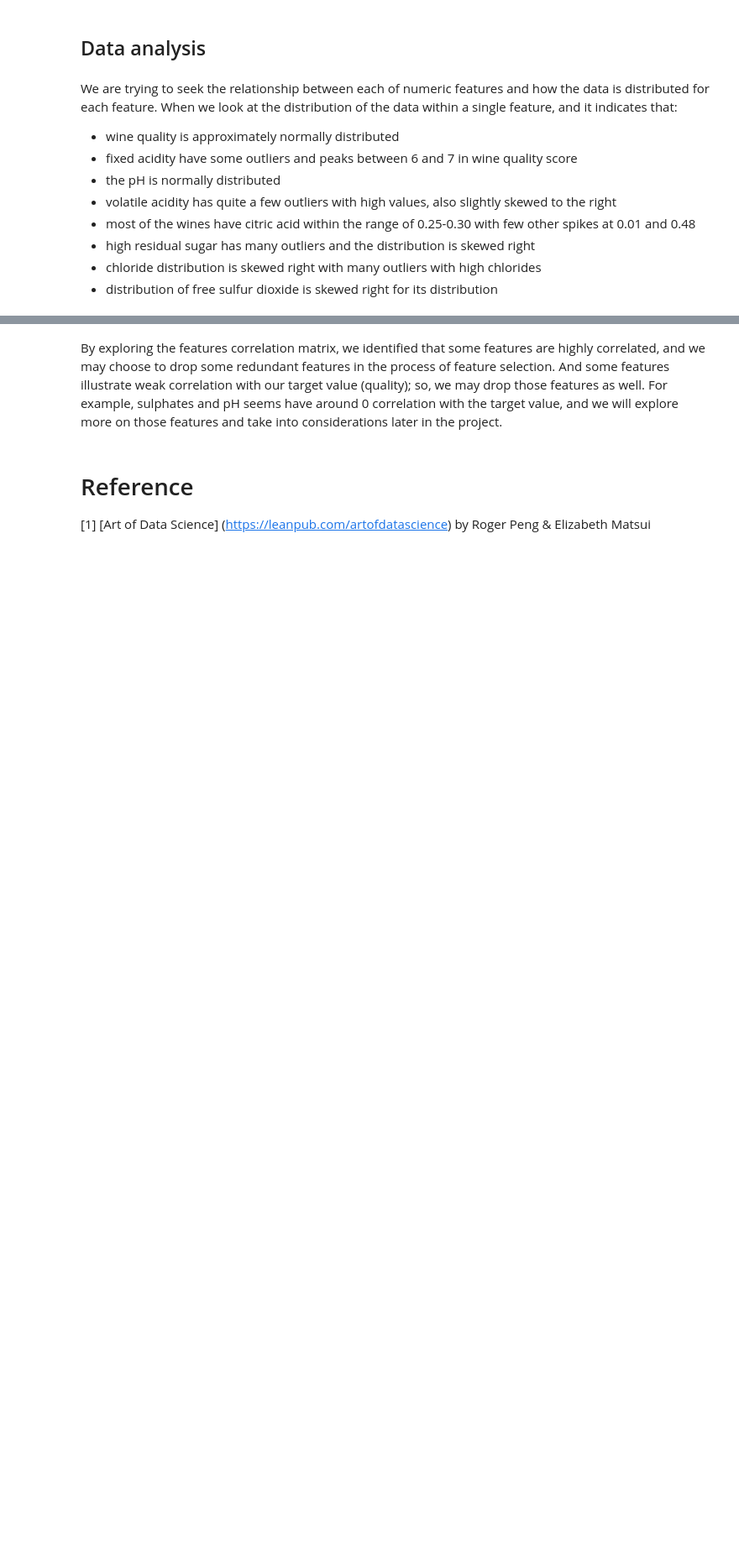
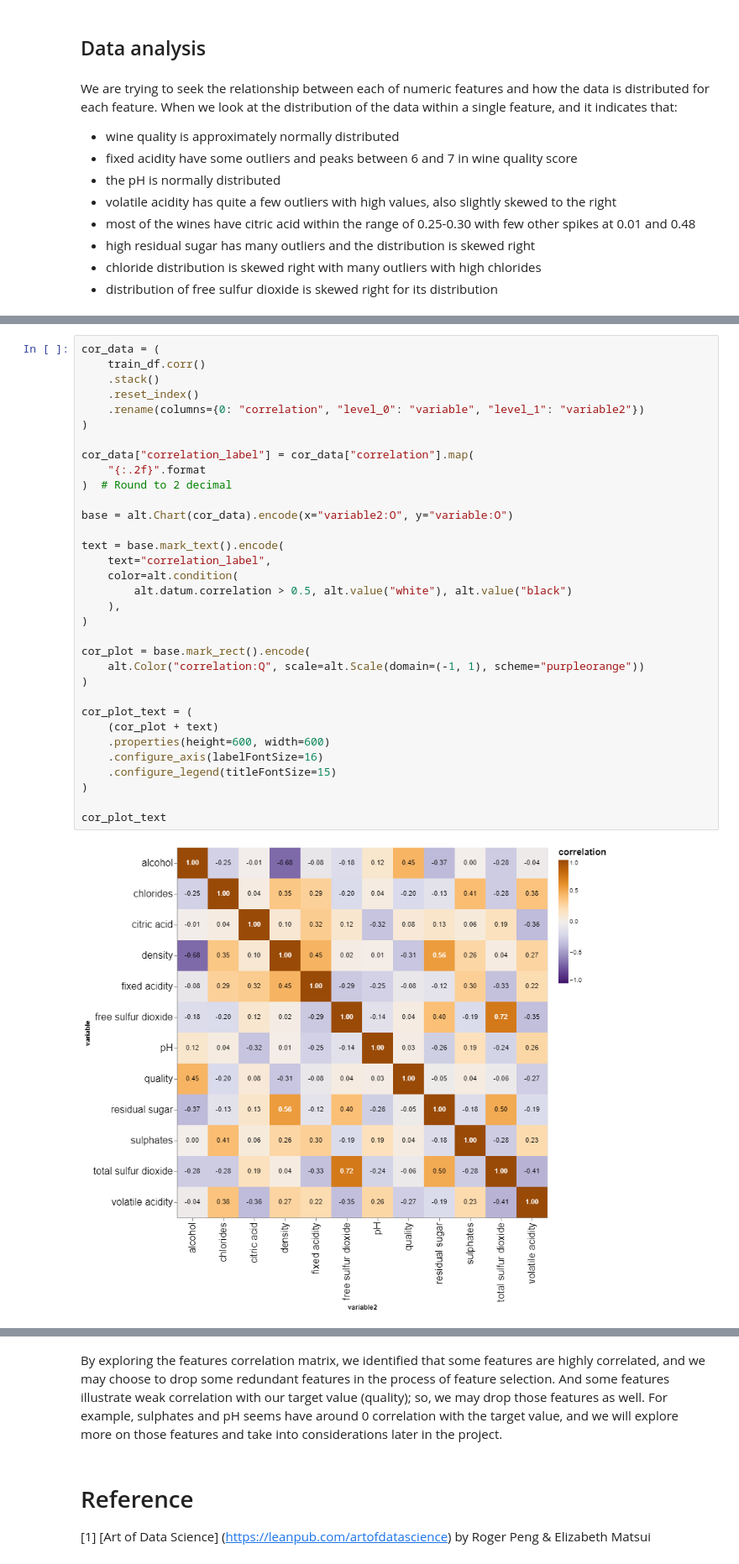
Before and after one commit to UBC-MDS/DSCI_522_Group19, a Jupyter notebook: src/Wine_Score_EDA.ipynb, the cells around one changed output, grey strips where cells are left out. Shown at 84% size. Drawn from its saved outputs; the diff is of its cells as text; blank space fills up the shorter version.

Commit message:
ad correlation EDA scode

```diff
--- a/src/Wine_Score_EDA.ipynb
+++ b/src/Wine_Score_EDA.ipynb
@@ -124,3 +124,38 @@ alt.Chart(train_df).mark_bar().encode(
+# %%
+cor_data = (
+    train_df.corr()
+    .stack()
+    .reset_index()
+    .rename(columns={0: "correlation", "level_0": "variable", "level_1": "variable2"})
+)
+
+cor_data["correlation_label"] = cor_data["correlation"].map(
+    "{:.2f}".format
+)  # Round to 2 decimal
+
+base = alt.Chart(cor_data).encode(x="variable2:O", y="variable:O")
+
+text = base.mark_text().encode(
+    text="correlation_label",
+    color=alt.condition(
+        alt.datum.correlation > 0.5, alt.value("white"), alt.value("black")
+    ),
+)
+
+cor_plot = base.mark_rect().encode(
+    alt.Color("correlation:Q", scale=alt.Scale(domain=(-1, 1), scheme="purpleorange"))
+)
+
+cor_plot_text = (
+    (cor_plot + text)
+    .properties(height=600, width=600)
+    .configure_axis(labelFontSize=16)
+    .configure_legend(titleFontSize=15)
+)
+
+cor_plot_text
+# %% [output]
+[figure, added]
 # %% [markdown]
 ![Bivariate Analysis.PNG](attachment:387b68cd-145a-4c2e-8461-29631bf9519d.PNG)
 # %% [markdown]
```
Also changed, not shown: parts of 2 cells of this notebook.
